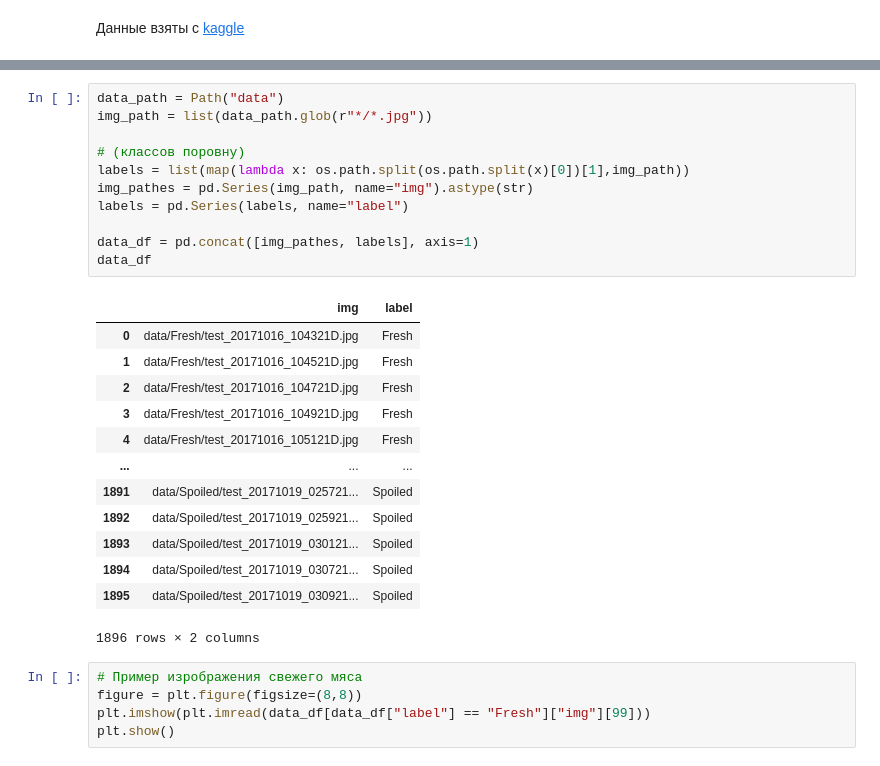
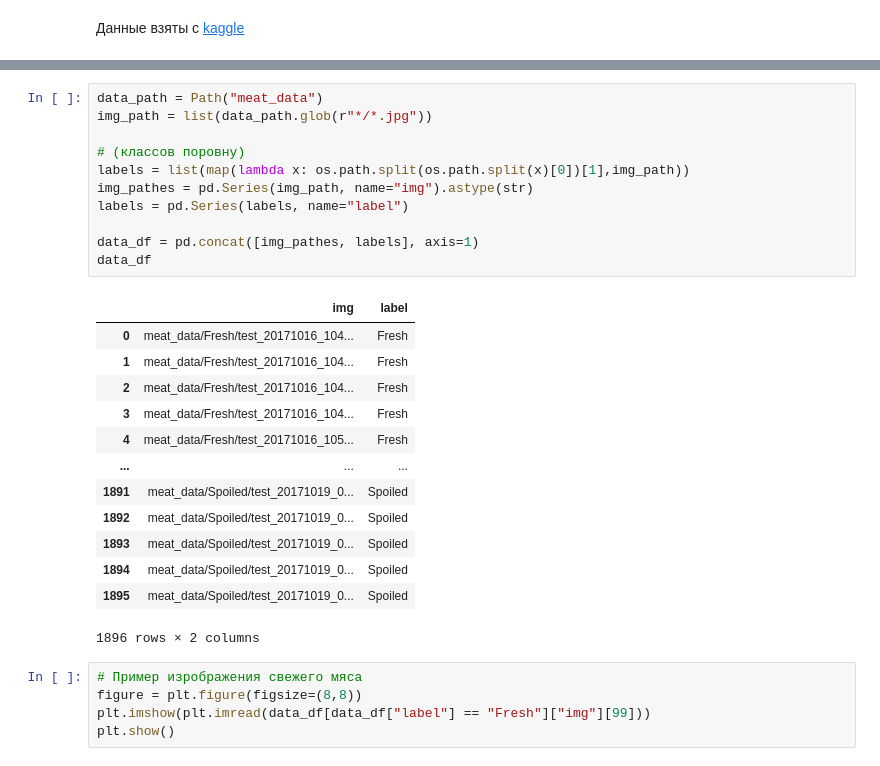
Before and after one commit to Santiperro/neural-networks, a Jupyter notebook: freshness_meat_classification.ipynb, the cells around one changed output, grey strips where cells are left out. Drawn from its saved outputs; the diff is of its cells as text.

```diff
--- a/freshness_meat_classification.ipynb
+++ b/freshness_meat_classification.ipynb
@@ -26,27 +25,27 @@ To enable the following instructions: AVX2 FMA, in other operations, rebuild Ten
 # %%
-data_path = Path("data")
+data_path = Path("meat_data")
 img_path = list(data_path.glob(r"*/*.jpg"))
 
 # (классов поровну)
 labels = list(map(lambda x: os.path.split(os.path.split(x)[0])[1],img_path))
 img_pathes = pd.Series(img_path, name="img").astype(str)
 labels = pd.Series(labels, name="label")
 
 data_df = pd.concat([img_pathes, labels], axis=1)
 data_df
 # %% [output]
 |  | img | label |
-| 0 | data/Fresh/test_20171016_104321D.jpg | Fresh |
-| 1 | data/Fresh/test_20171016_104521D.jpg | Fresh |
-| 2 | data/Fresh/test_20171016_104721D.jpg | Fresh |
-| 3 | data/Fresh/test_20171016_104921D.jpg | Fresh |
-| 4 | data/Fresh/test_20171016_105121D.jpg | Fresh |
+| 0 | meat_data/Fresh/test_20171016_104... | Fresh |
+| 1 | meat_data/Fresh/test_20171016_104... | Fresh |
+| 2 | meat_data/Fresh/test_20171016_104... | Fresh |
+| 3 | meat_data/Fresh/test_20171016_104... | Fresh |
+| 4 | meat_data/Fresh/test_20171016_105... | Fresh |
 | ... | ... | ... |
-| 1891 | data/Spoiled/test_20171019_025721... | Spoiled |
-| 1892 | data/Spoiled/test_20171019_025921... | Spoiled |
-| 1893 | data/Spoiled/test_20171019_030121... | Spoiled |
-| 1894 | data/Spoiled/test_20171019_030721... | Spoiled |
-| 1895 | data/Spoiled/test_20171019_030921... | Spoiled |
+| 1891 | meat_data/Spoiled/test_20171019_0... | Spoiled |
+| 1892 | meat_data/Spoiled/test_20171019_0... | Spoiled |
+| 1893 | meat_data/Spoiled/test_20171019_0... | Spoiled |
+| 1894 | meat_data/Spoiled/test_20171019_0... | Spoiled |
+| 1895 | meat_data/Spoiled/test_20171019_0... | Spoiled |
 1896 rows × 2 columns
 # %%
 # Пример изрображения свежего мяса
```
Also changed, not shown: parts of 7 cells of this notebook.
